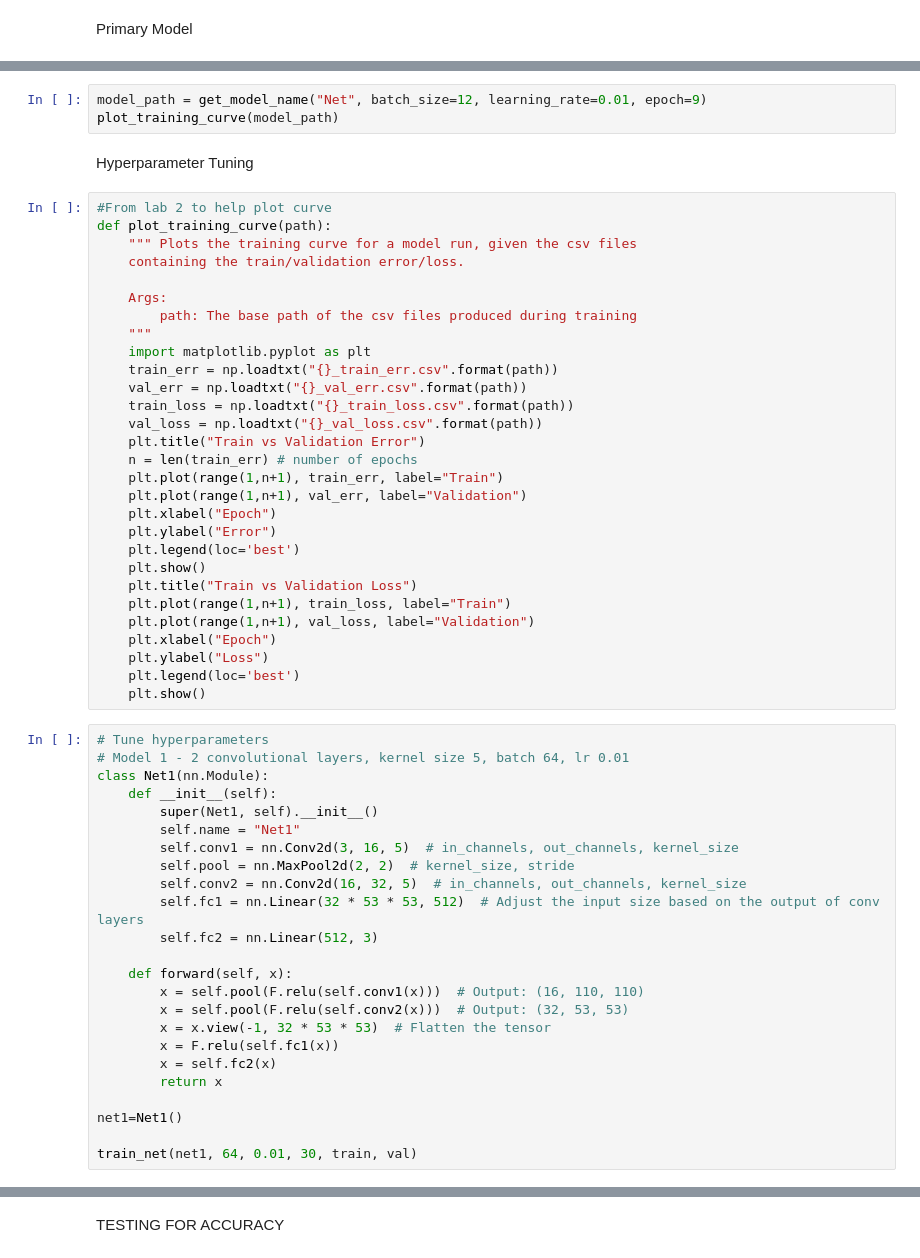
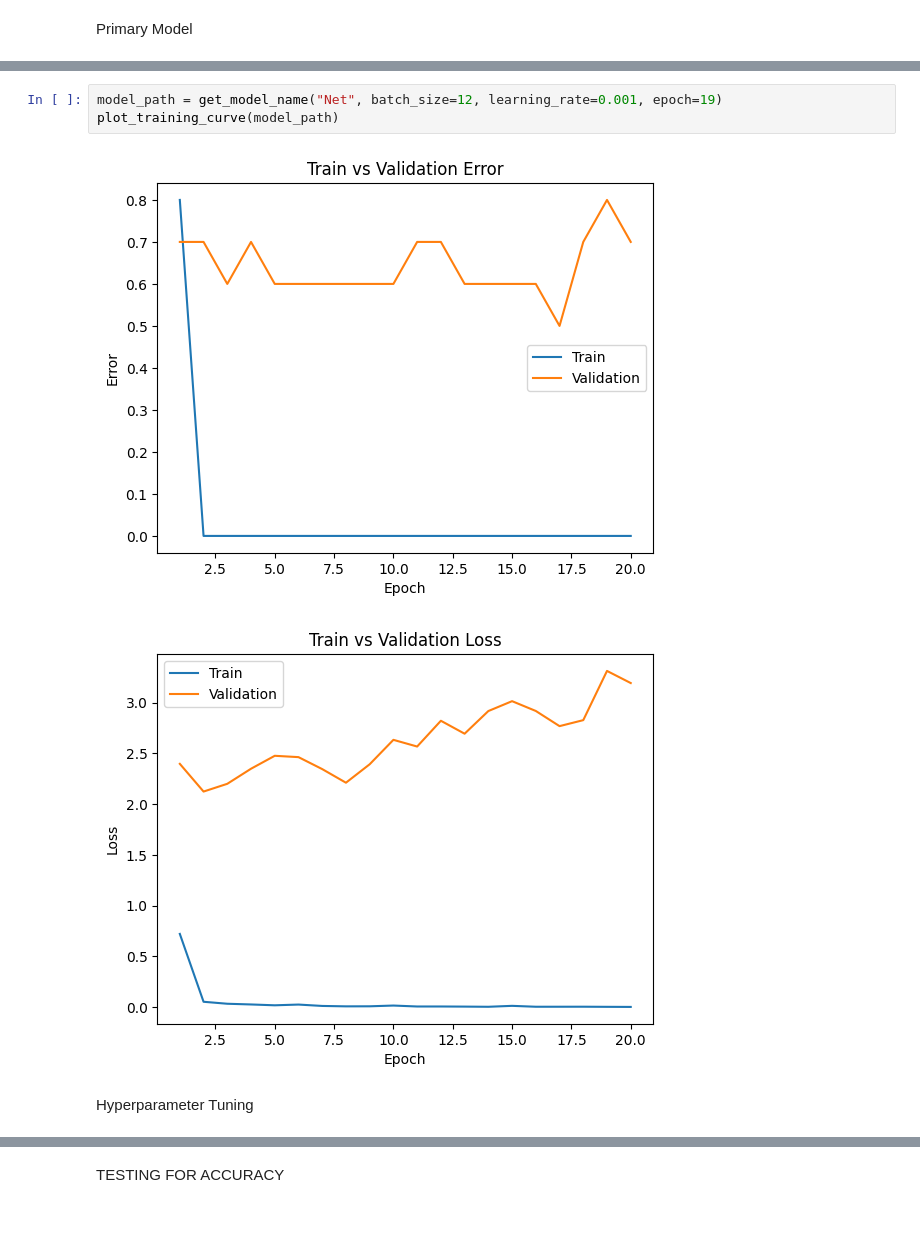
Before and after one commit to edwynzhou/aps360_project_team_77, a Jupyter notebook: Final_APS360_Project.ipynb, the cells around one changed output, grey strips where cells are left out. Drawn from its saved outputs; the diff is of its cells as text; blank space fills up the shorter version.

```diff
--- a/Final_APS360_Project.ipynb
+++ b/Final_APS360_Project.ipynb
@@ -453,58 +531,8 @@ train_net(net, 12, 0.01, 10, small_train, small_val)
 # %%
-model_path = get_model_name("Net", batch_size=12, learning_rate=0.01, epoch=9)
+model_path = get_model_name("Net", batch_size=12, learning_rate=0.001, epoch=19)
 plot_training_curve(model_path)
+# %% [output]
+[figure, added]
+[figure, added]
 # %% [markdown]
 Hyperparameter Tuning
-# %%
-#From lab 2 to help plot curve
-def plot_training_curve(path):
-    """ Plots the training curve for a model run, given the csv files
-    containing the train/validation error/loss.
-
-    Args:
-        path: The base path of the csv files produced during training
-    """
-    import matplotlib.pyplot as plt
-    train_err = np.loadtxt("{}_train_err.csv".format(path))
-    val_err = np.loadtxt("{}_val_err.csv".format(path))
-    train_loss = np.loadtxt("{}_train_loss.csv".format(path))
-    val_loss = np.loadtxt("{}_val_loss.csv".format(path))
-    plt.title("Train vs Validation Error")
-    n = len(train_err) # number of epochs
-    plt.plot(range(1,n+1), train_err, label="Train")
-    plt.plot(range(1,n+1), val_err, label="Validation")
-    plt.xlabel("Epoch")
-    plt.ylabel("Error")
-    plt.legend(loc='best')
-    plt.show()
-    plt.title("Train vs Validation Loss")
-    plt.plot(range(1,n+1), train_loss, label="Train")
-    plt.plot(range(1,n+1), val_loss, label="Validation")
-    plt.xlabel("Epoch")
-    plt.ylabel("Loss")
-    plt.legend(loc='best')
-    plt.show()
-# %%
-# Tune hyperparameters
-# Model 1 - 2 convolutional layers, kernel size 5, batch 64, lr 0.01
-class Net1(nn.Module):
-    def __init__(self):
-        super(Net1, self).__init__()
-        self.name = "Net1"
-        self.conv1 = nn.Conv2d(3, 16, 5)  # in_channels, out_channels, kernel_size
-        self.pool = nn.MaxPool2d(2, 2)  # kernel_size, stride
-        self.conv2 = nn.Conv2d(16, 32, 5)  # in_channels, out_channels, kernel_size
-        self.fc1 = nn.Linear(32 * 53 * 53, 512)  # Adjust the input size based on the output of conv layers
-        self.fc2 = nn.Linear(512, 3)
-
-    def forward(self, x):
-        x = self.pool(F.relu(self.conv1(x)))  # Output: (16, 110, 110)
-        x = self.pool(F.relu(self.conv2(x)))  # Output: (32, 53, 53)
-        x = x.view(-1, 32 * 53 * 53)  # Flatten the tensor
-        x = F.relu(self.fc1(x))
-        x = self.fc2(x)
-        return x
-
-net1=Net1()
-
-train_net(net1, 64, 0.01, 30, train, val)
```
Also changed, not shown: parts of 52 cells of this notebook.
